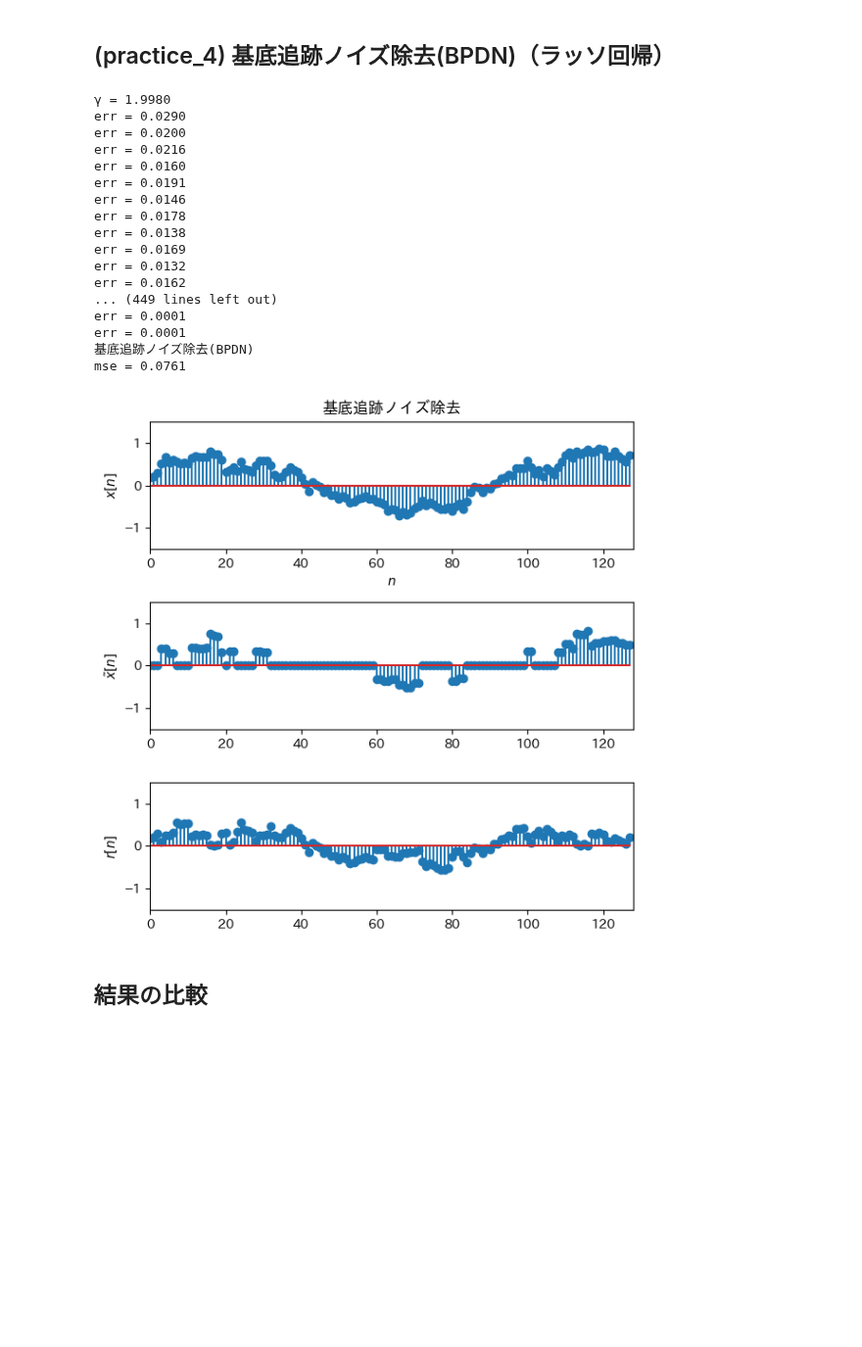
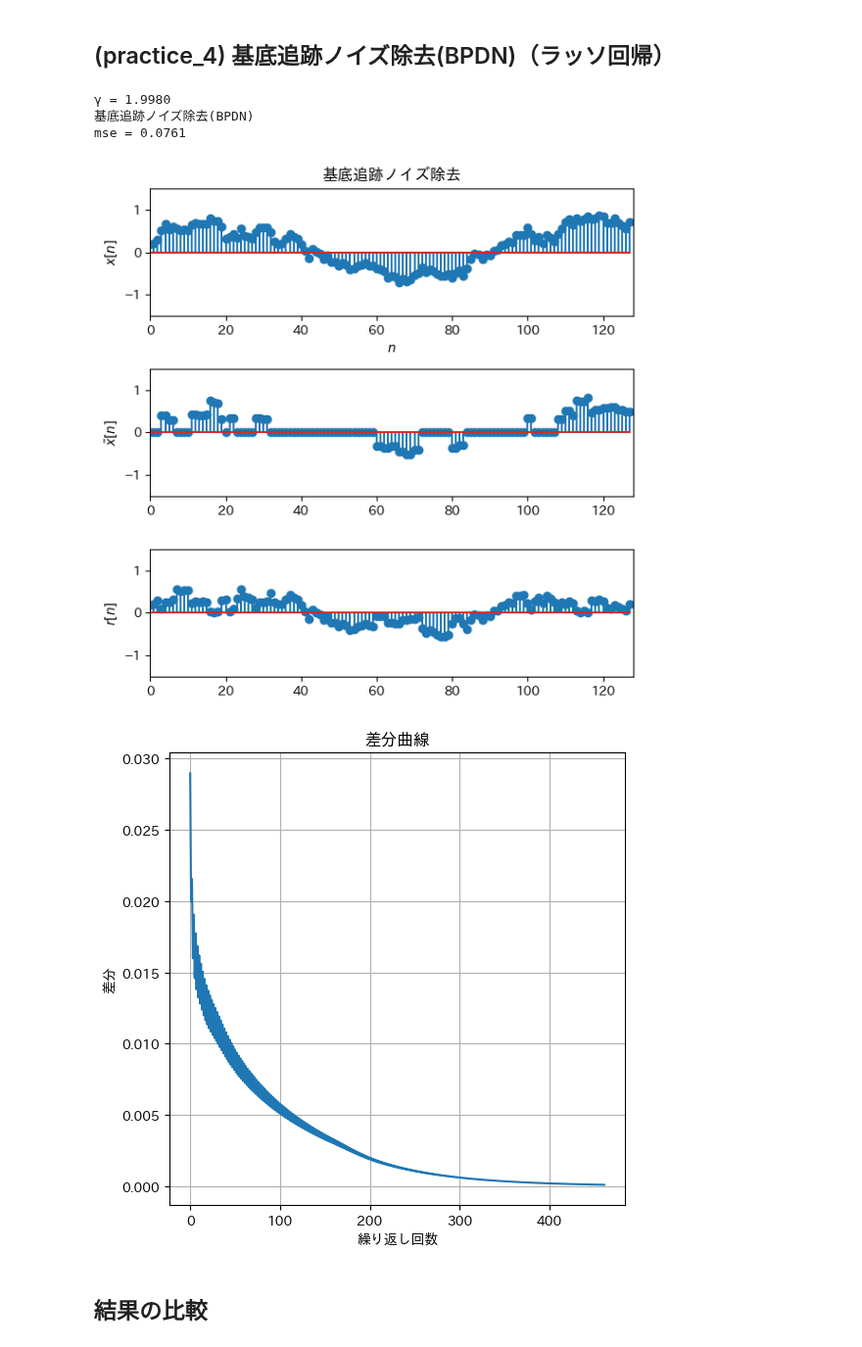
Before and after one commit to msiplab/AtipWork, a Jupyter notebook: python/sample_practice.ipynb, the cells around one changed output. Shown at 98% size. Saved outputs shown, nothing was run; the diff lists cells and outputs as text; code cells hidden in the pictures; blank space fills up the shorter version.

```diff
--- a/python/sample_practice.ipynb
+++ b/python/sample_practice.ipynb
@@ -273,6 +273,7 @@ print("γ = %6.4f"%(gamma))
 soft_threshold = lambda x, th: np.sign(x) * np.maximum(np.abs(x) - th, 0)
 
 # 繰返し縮退／閾値アルゴリズム(ISTA)
+errors = []
 tx = x
 y = D.T @ tx
 err = np.inf
@@ -282,52 +283,49 @@ while err > eps:
     e = D.T @ (v - x)
     y = soft_threshold(ypre - gamma*e, gamma*lambda_)
     err = np.linalg.norm(y - ypre)**2 / np.linalg.norm(y)**2
-    print('err = %6.4f'%err)
+    errors.append(err)
 
 # 非線形近似
 y = y.ravel()
 ix = np.argsort(np.abs(y))[::-1]
 y[ix[K:]] = 0
 
 # 評価
 # 近似結果
 tx = D @ y
 plt.subplot(3,1,2)
 plt.stem(tx)
 plt.axis([0, N, -1.5, 1.5])
 plt.ylabel('$\\tilde{x}[n]$')
 
 # 近似誤差
 r = x - tx
 plt.subplot(3,1,3)
 plt.stem(r)
 plt.axis([0, N, -1.5, 1.5])
 plt.ylabel('$r[n]$')
 
 plt.tight_layout()
 
 print('基底追跡ノイズ除去(BPDN)')
 mse_bpdn = mse(x, tx)
 print('mse = %6.4f'%mse_bpdn)
+
+# 差分曲線のプロット
+fig5 = plt.figure(figsize=(6, 6))
+
+plt.plot(errors)
+plt.xlabel('繰り返し回数')
+plt.ylabel('差分')
+plt.title('差分曲線')
+plt.grid(True)
+plt.show()
 # %% [output]
 γ = 1.9980
-err = 0.0290
-err = 0.0200
-err = 0.0216
-err = 0.0160
-err = 0.0191
-err = 0.0146
-err = 0.0178
-err = 0.0138
-err = 0.0169
-err = 0.0132
-err = 0.0162
-... (449 lines left out)
-err = 0.0001
-err = 0.0001
 基底追跡ノイズ除去(BPDN)
 mse = 0.0761
 [figure]
+[figure, added]
 # %% [markdown]
 ## 結果の比較
 # %%
```
